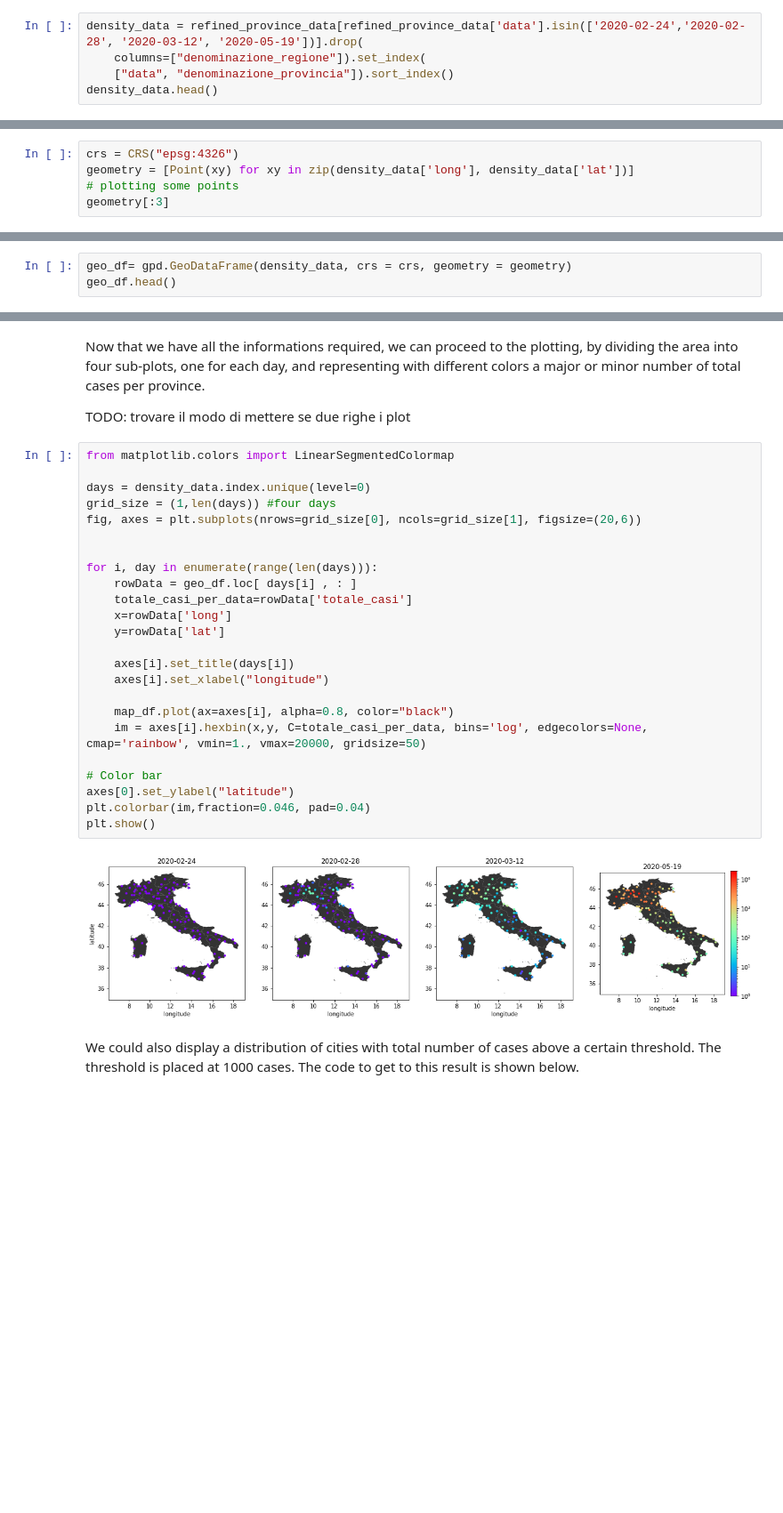
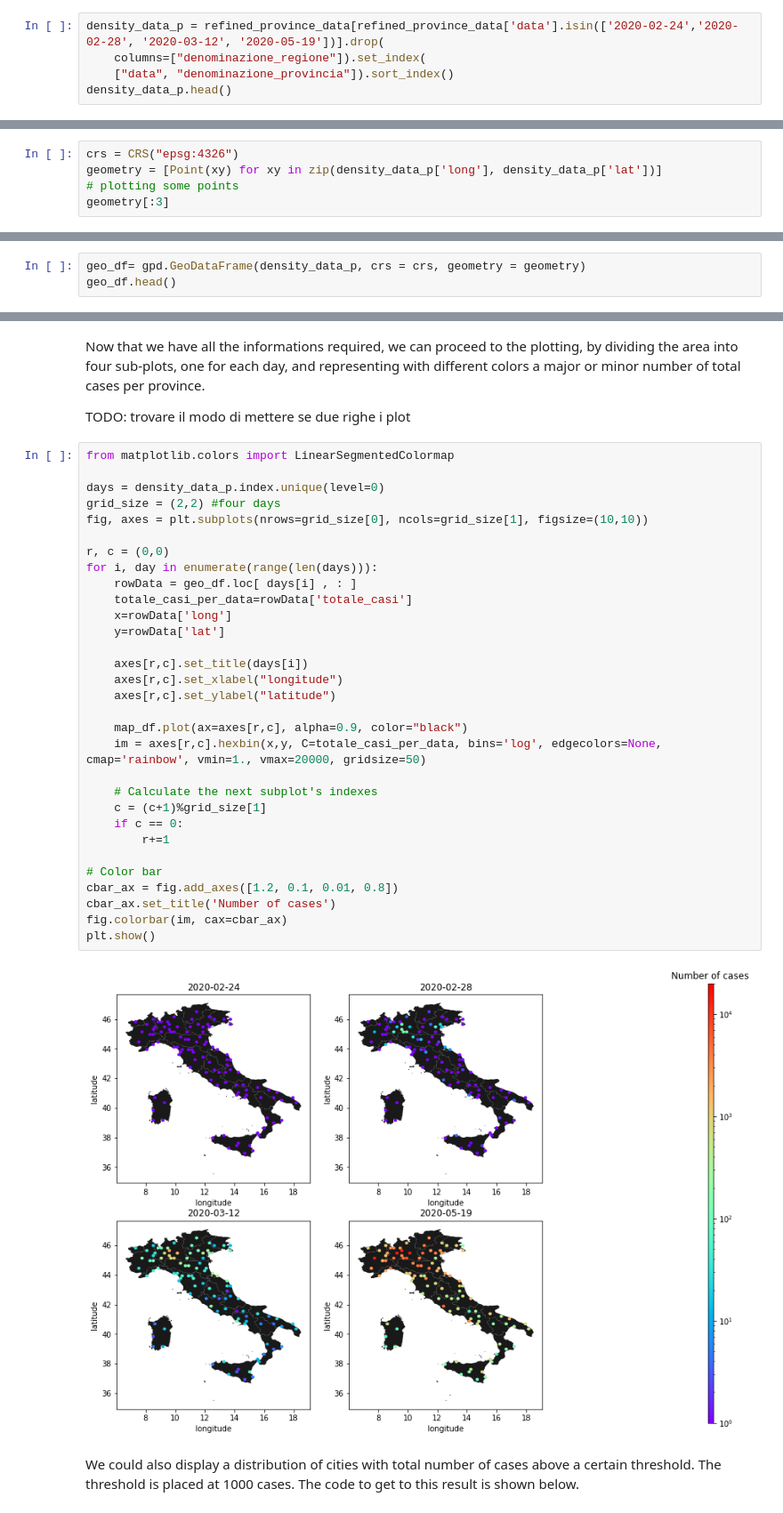
Before and after one commit to ClaudiaRaffaelli/COVID-19-analysis, a Jupyter notebook: covid-19_pandas_analysis.ipynb, the cells around one changed output, grey strips where cells are left out. Shown at 89% size. Saved outputs shown, nothing was run; the diff lists cells and outputs as text; blank space fills up the shorter version.

Commit message:
Some code correction about some plots

```diff
--- a/covid-19_pandas_analysis.ipynb
+++ b/covid-19_pandas_analysis.ipynb
@@ -404,8 +395,8 @@ Now that we have our base map we have to plot on it, the dots representative of
 
 However, as said before, we only want to plot four representative days, in order to show the evolution of the spread of the virus through provinces. The newly created table <code>density_data</code> takes into consideration this idea.
 # %%
-density_data = refined_province_data[refined_province_data['data'].isin(['2020-02-24','2020-02-28', '2020-03-12', '2020-05-19'])].drop(
+density_data_p = refined_province_data[refined_province_data['data'].isin(['2020-02-24','2020-02-28', '2020-03-12', '2020-05-19'])].drop(
     columns=["denominazione_regione"]).set_index(
     ["data", "denominazione_provincia"]).sort_index()
-density_data.head()
+density_data_p.head()
 # %% [output]
@@ -422,7 +413,7 @@ Before merging the two data, from the map and the provinces, we have to make sur
 From the <code>density_data</code> we also extract the geometrical positions of the provinces, using the latitude and longitude data. Here is reported the result for some of the points obtained.
 # %%
 crs = CRS("epsg:4326")
-geometry = [Point(xy) for xy in zip(density_data['long'], density_data['lat'])]
+geometry = [Point(xy) for xy in zip(density_data_p['long'], density_data_p['lat'])]
 # plotting some points
 geometry[:3]
 # %% [output]
@@ -432,6 +423,6 @@ geometry[:3]
 # %% [markdown]
 It's now time to combine the two data: the points and the provinces data, by creating a GeoDataFrame.
 # %%
-geo_df= gpd.GeoDataFrame(density_data, crs = crs, geometry = geometry)
+geo_df= gpd.GeoDataFrame(density_data_p, crs = crs, geometry = geometry)
 geo_df.head()
 # %% [output]
@@ -449,29 +440,36 @@ TODO: trovare il modo di mettere se due righe i plot
 # %%
 from matplotlib.colors import LinearSegmentedColormap
 
-days = density_data.index.unique(level=0)
-grid_size = (1,len(days)) #four days
-fig, axes = plt.subplots(nrows=grid_size[0], ncols=grid_size[1], figsize=(20,6))
+days = density_data_p.index.unique(level=0)
+grid_size = (2,2) #four days
+fig, axes = plt.subplots(nrows=grid_size[0], ncols=grid_size[1], figsize=(10,10))
 
-
+r, c = (0,0)
 for i, day in enumerate(range(len(days))):
     rowData = geo_df.loc[ days[i] , : ]
     totale_casi_per_data=rowData['totale_casi']
     x=rowData['long']
     y=rowData['lat']
 
-    axes[i].set_title(days[i])
-    axes[i].set_xlabel("longitude")
+    axes[r,c].set_title(days[i])
+    axes[r,c].set_xlabel("longitude")
+    axes[r,c].set_ylabel("latitude")
 
-    map_df.plot(ax=axes[i], alpha=0.8, color="black")
-    im = axes[i].hexbin(x,y, C=totale_casi_per_data, bins='log', edgecolors=None, cmap='rainbow', vmin=1., vmax=20000, gridsize=50)
+    map_df.plot(ax=axes[r,c], alpha=0.9, color="black")
+    im = axes[r,c].hexbin(x,y, C=totale_casi_per_data, bins='log', edgecolors=None, cmap='rainbow', vmin=1., vmax=20000, gridsize=50)
+
+    # Calculate the next subplot's indexes
+    c = (c+1)%grid_size[1]
+    if c == 0:
+        r+=1
 
 # Color bar
-axes[0].set_ylabel("latitude")
-plt.colorbar(im,fraction=0.046, pad=0.04)
+cbar_ax = fig.add_axes([1.2, 0.1, 0.01, 0.8])
+cbar_ax.set_title('Number of cases')
+fig.colorbar(im, cax=cbar_ax)
 plt.show()
 # %% [output]
-[figure, old version]
+[figure, new version]
 # %% [markdown]
 We could also display a distribution of cities with total number of cases above a certain threshold. The threshold is placed at 1000 cases. The code to get to this result is shown below.
 # %% [markdown]
```
Also changed, not shown: parts of 21 cells of this notebook.
